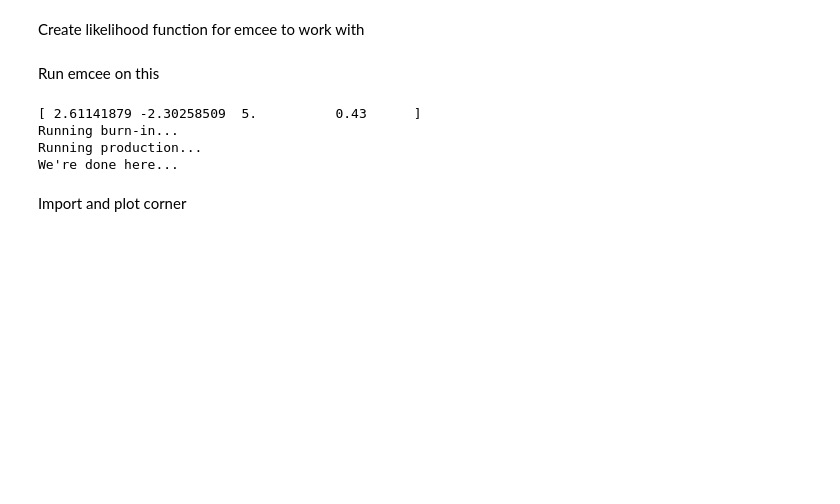
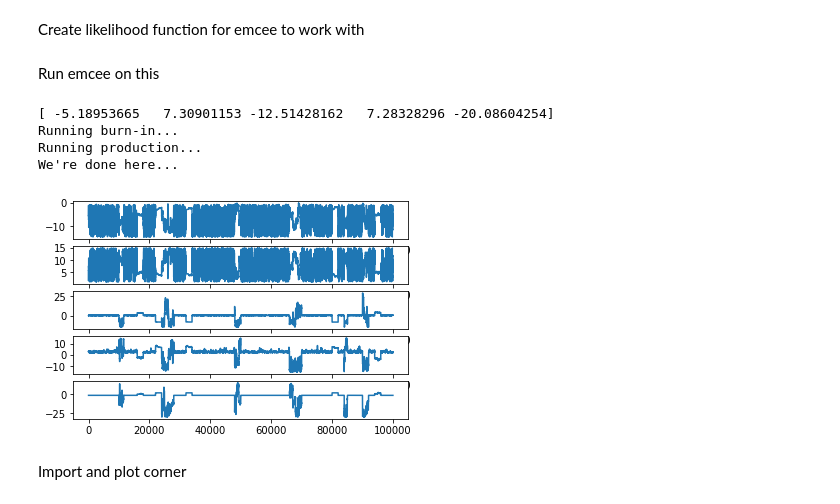
Before and after one commit to exr007/GP_test, a Jupyter notebook: GP_test.ipynb, the cells around one changed output. Saved outputs shown, nothing was run; the diff lists cells and outputs as text; code cells hidden in the pictures; blank space fills up the shorter version.

```diff
--- a/GP_test.ipynb
+++ b/GP_test.ipynb
@@ -169,23 +190,31 @@ import emcee
 
 initial = gp.get_parameter_vector()
 print(initial)
-ndim, nwalkers = len(initial), 100
+ndim, nwalkers = len(initial), 50
 sampler = emcee.EnsembleSampler(nwalkers, ndim, log_probability)
 
 print("Running burn-in...")
-p0 = initial + 1e-8 * np.random.randn(nwalkers, ndim)
-p0, lp, _ = sampler.run_mcmc(p0, 4000)
+p0 = initial + 1e-3 * np.random.randn(nwalkers, ndim)
+p0, lp, _ = sampler.run_mcmc(p0, 2000)
 
 print("Running production...")
 sampler.reset()
-sampler.run_mcmc(p0, 4000);
+sampler.run_mcmc(p0, 2000);
 
 print("We're done here...")
 # %% [output]
-[ 2.61141879 -2.30258509  5.          0.43      ]
+[ -5.18953665   7.30901153 -12.51428162   7.28328296 -20.08604254]
 Running burn-in...
 Running production...
 We're done here...
+# %%
+nparams = len(initial)
+sam = sampler.flatchain
+fig, ax = plt.subplots(nparams)
+for i in range(nparams):
+    ax[i].plot(sam[:, i])
+# %% [output]
+[figure, added]
 # %% [markdown]
 Import and plot corner
 # %%
```
Also changed, not shown: parts of 6 cells of this notebook.
